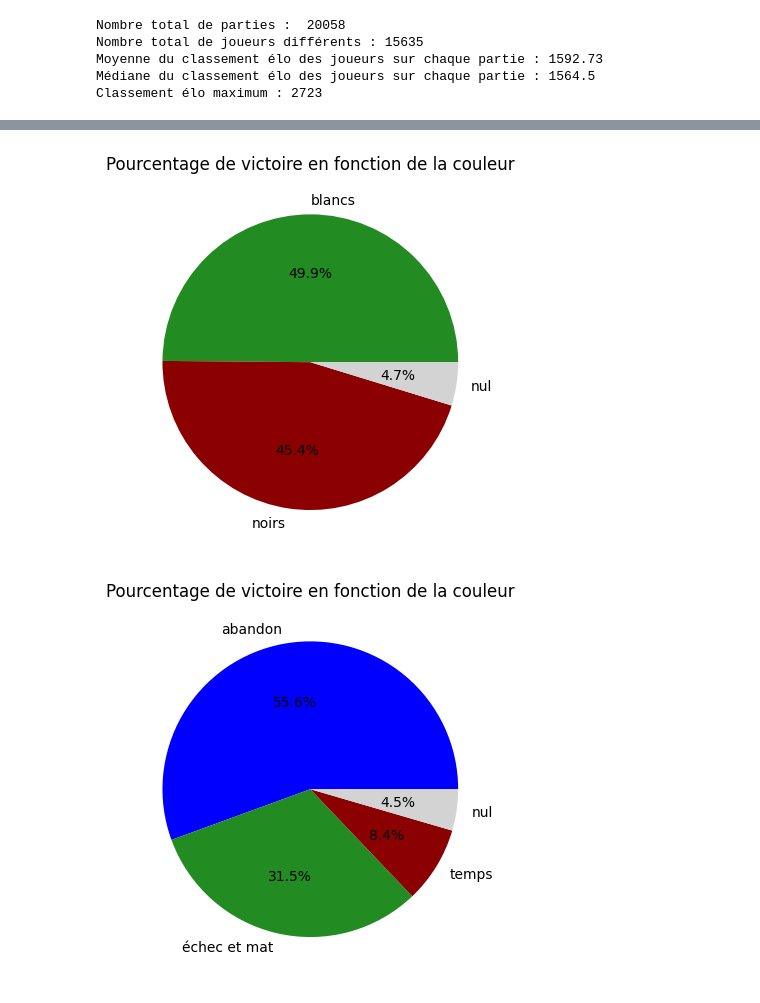
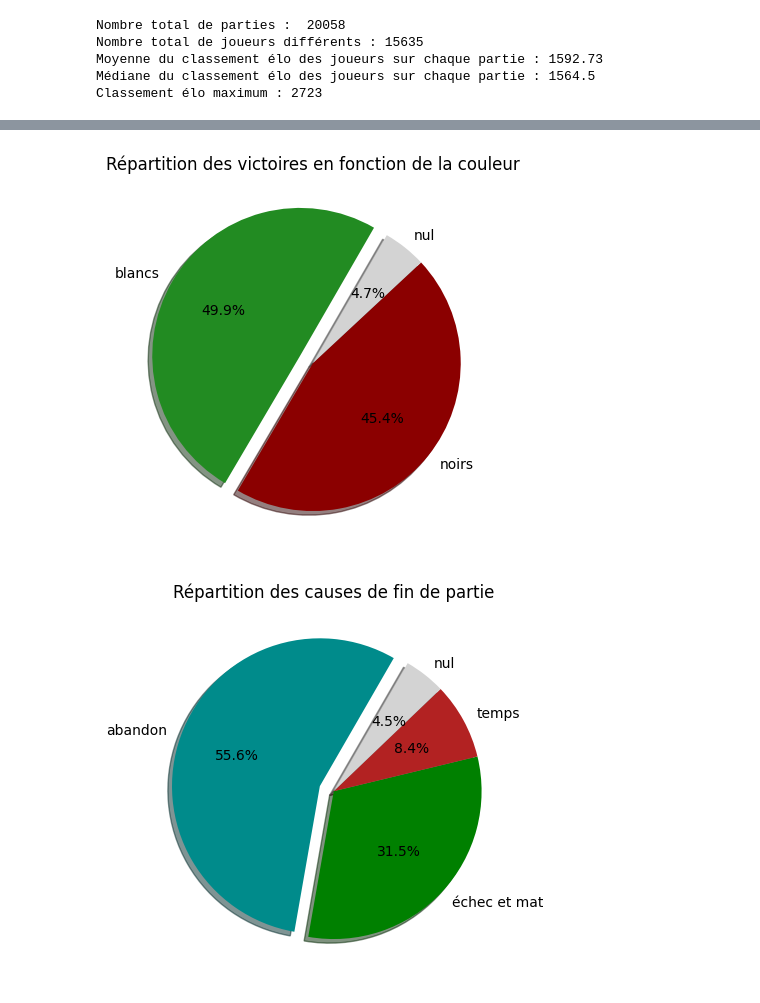
Before and after one commit to IdrissG94/Lichess-Dataset-Exploration, a Jupyter notebook: Untitled.ipynb, the cells around one changed output, grey strips where cells are left out. Saved outputs shown, nothing was run; the diff lists cells and outputs as text; code cells hidden in the pictures.

```diff
--- a/Untitled.ipynb
+++ b/Untitled.ipynb
@@ -47,22 +48,22 @@ Text(0, 0.5, 'Nombre de joueurs')
 
 w_white = games[games['winner'] == 'white'].shape[0]/20058
 w_black = games[games['winner'] == 'black'].shape[0]/20058
-draw = 1 - (w_white + w_black)
+draw = games[games['winner']=='draw'].shape[0]/20058
 labels = 'blancs','noirs','nul'
 fig, ax = plt.subplots()
-ax.pie([w_white,w_black,draw], labels=labels, autopct='%1.1f%%',colors=['forestgreen','darkred','lightgrey'])
-plt.title("Pourcentage de victoire en fonction de la couleur");
+ax.pie([w_white,w_black,draw],explode=(0.1, 0, 0), labels=labels, autopct='%1.1f%%',colors=['forestgreen','darkred','lightgrey'],shadow=True, startangle=60)
+plt.title("Répartition des victoires en fonction de la couleur");
 # %% [output]
-[figure, old version]
+[figure, new version]
 # %%
-# VISUALISATION DES RAISONS DE DEFAITES
+# Visualisation des raisons de défaite
 res = games[games['victory_status']== 'resign'].shape[0]
 mate = games[games['victory_status']== 'mate'].shape[0]
 tim = games[games['victory_status']== 'outoftime'].shape[0]
 draw = games[games['victory_status']== 'draw'].shape[0]
 labels2 = 'abandon','échec et mat','temps','nul'
 fig, ax = plt.subplots()
-ax.pie([res,mate,tim,draw], labels=labels2, autopct='%1.1f%%',colors=['blue','forestgreen','darkred','lightgrey'])
-plt.title("Pourcentage de victoire en fonction de la couleur");
+ax.pie([res,mate,tim,draw], labels=labels2, autopct='%1.1f%%',shadow=True,explode = (0.1, 0, 0,0),startangle=60,colors=['darkcyan','green','firebrick','lightgrey'])
+plt.title("Répartition des causes de fin de partie");
 # %% [output]
-[figure, old version]
+[figure, new version]
```
Also changed, not shown: parts of 9 cells of this notebook.
